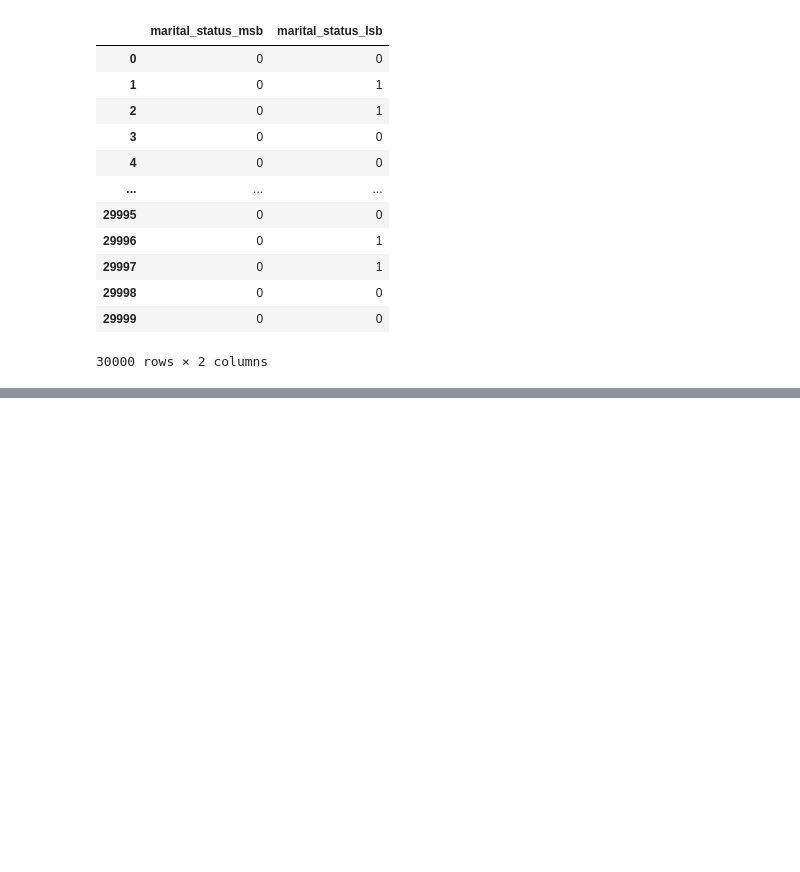
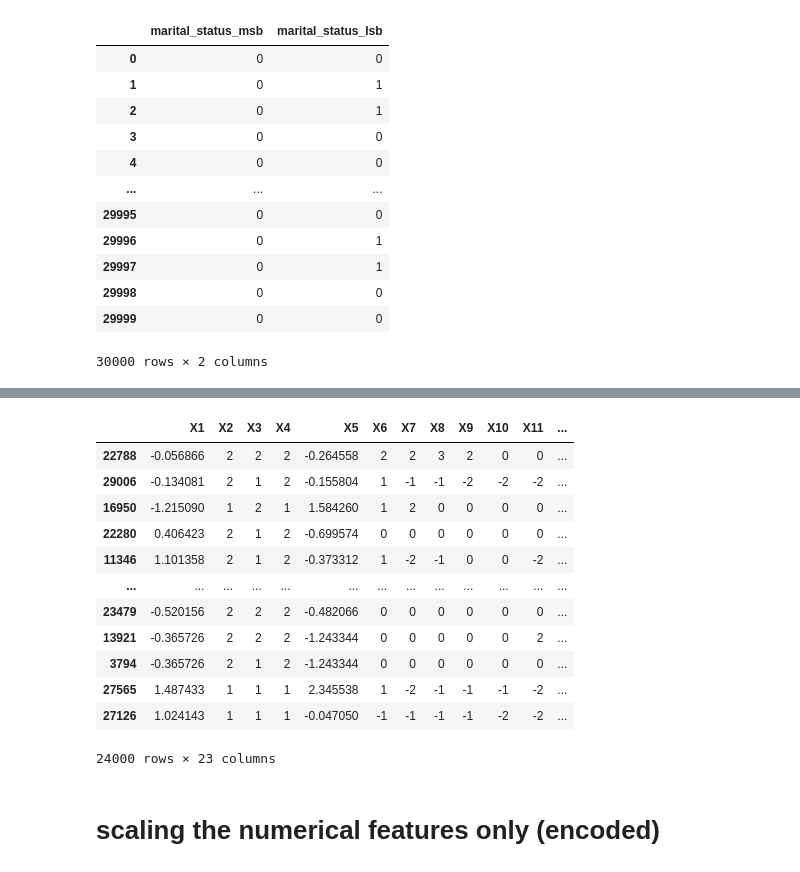
Before and after one commit to nouur-mohaamed/CreditCardDefault_ML_Project, a Jupyter notebook: Credit_card_default_prediction.ipynb, the cells around one changed output, grey strips where cells are left out. Saved outputs shown, nothing was run; the diff lists cells and outputs as text; code cells hidden in the pictures; blank space fills up the shorter version.

```diff
--- a/Credit_card_default_prediction.ipynb
+++ b/Credit_card_default_prediction.ipynb
@@ -342,0 +426,18 @@ full_credit_card_data_table_encoded
+# %%
+x_train
+# %% [output]
+|  | X1 | X2 | X3 | X4 | X5 | X6 | X7 | X8 | X9 | X10 | X11 | ... |
+| 22788 | -0.056866 | 2 | 2 | 2 | -0.264558 | 2 | 2 | 3 | 2 | 0 | 0 | ... |
+| 29006 | -0.134081 | 2 | 1 | 2 | -0.155804 | 1 | -1 | -1 | -2 | -2 | -2 | ... |
+| 16950 | -1.215090 | 1 | 2 | 1 | 1.584260 | 1 | 2 | 0 | 0 | 0 | 0 | ... |
+| 22280 | 0.406423 | 2 | 1 | 2 | -0.699574 | 0 | 0 | 0 | 0 | 0 | 0 | ... |
+| 11346 | 1.101358 | 2 | 1 | 2 | -0.373312 | 1 | -2 | -1 | 0 | 0 | -2 | ... |
+| ... | ... | ... | ... | ... | ... | ... | ... | ... | ... | ... | ... | ... |
+| 23479 | -0.520156 | 2 | 2 | 2 | -0.482066 | 0 | 0 | 0 | 0 | 0 | 0 | ... |
+| 13921 | -0.365726 | 2 | 2 | 2 | -1.243344 | 0 | 0 | 0 | 0 | 0 | 2 | ... |
+| 3794 | -0.365726 | 2 | 1 | 2 | -1.243344 | 0 | 0 | 0 | 0 | 0 | 0 | ... |
+| 27565 | 1.487433 | 1 | 1 | 1 | 2.345538 | 1 | -2 | -1 | -1 | -1 | -2 | ... |
+| 27126 | 1.024143 | 1 | 1 | 1 | -0.047050 | -1 | -1 | -1 | -1 | -2 | -2 | ... |
+24000 rows × 23 columns
+# %% [markdown]
+# scaling the numerical features only (encoded)
```
Also changed, not shown: parts of 42 cells of this notebook.
